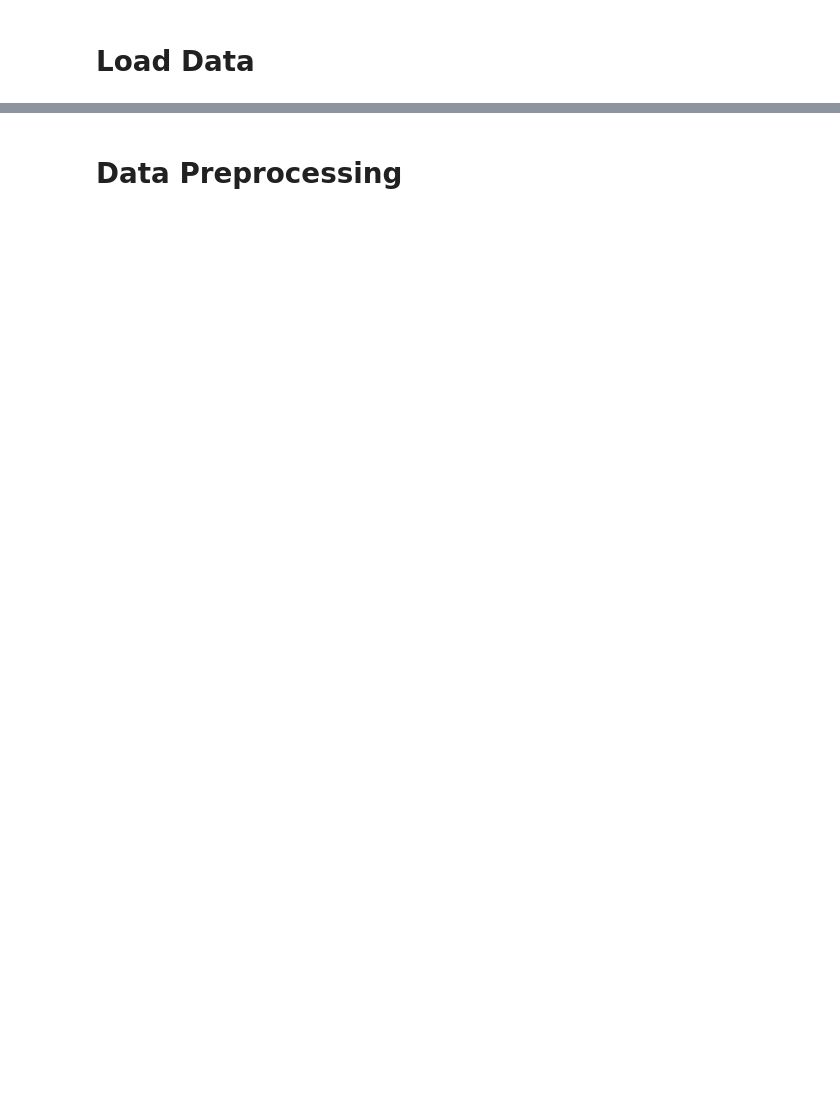
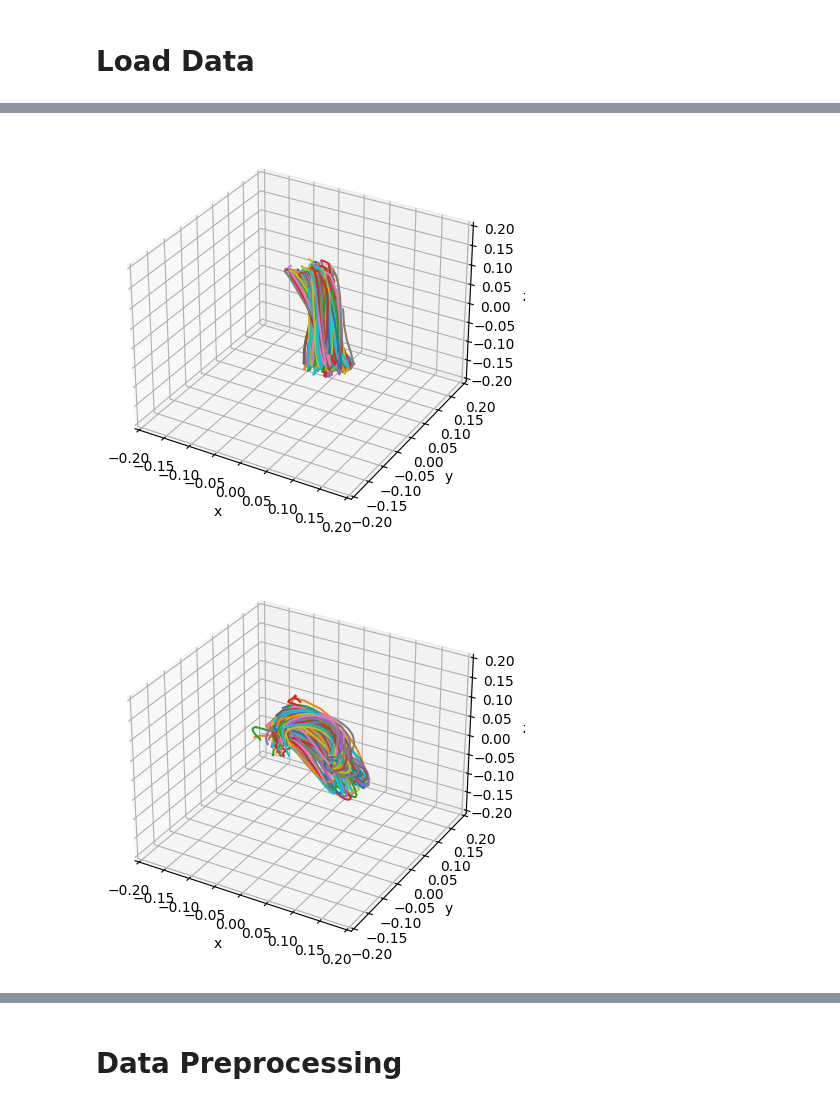
Before and after one commit to panomwat-w/human_intent_recognition, a Jupyter notebook: model.ipynb, the cells around one changed output, grey strips where cells are left out. Drawn from its saved outputs; the diff is of its cells as text; code cells hidden in the pictures; blank space fills up the shorter version.

```diff
--- a/model.ipynb
+++ b/model.ipynb
@@ -58,0 +109,18 @@ for motion in movings_motion[:]:
+# %%
+for i in range(5):
+    movings = [x for x in data if x["label"] == i]
+    movings_motion = [np.array(motion["motion"])[:,:3] for motion in movings]
+    plt.figure(figsize=(5,5))
+    ax = plt.axes(projection='3d')
+    for motion in movings_motion:
+        ax.plot3D(motion[:,0], motion[:,1], motion[:,2])
+    plt.xlabel("x")
+    plt.ylabel("y")
+    ax.set_zlabel("z")
+    plt.xlim(-0.2, 0.2)
+    plt.ylim(-0.2, 0.2)
+    ax.set_zlim(-0.2, 0.2)
+    plt.show()
+# %% [output]
+[figure, added]
+[figure, added]
```
Also changed, not shown: parts of 27 cells of this notebook, 51 other files.
